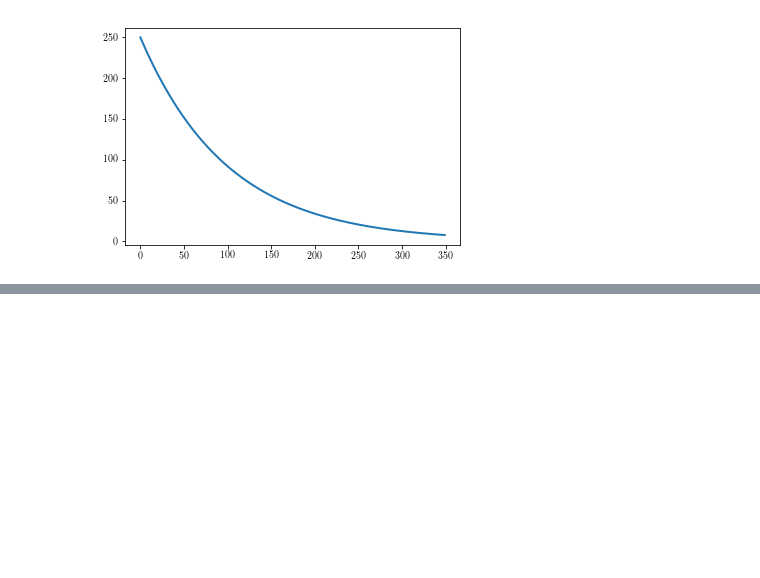
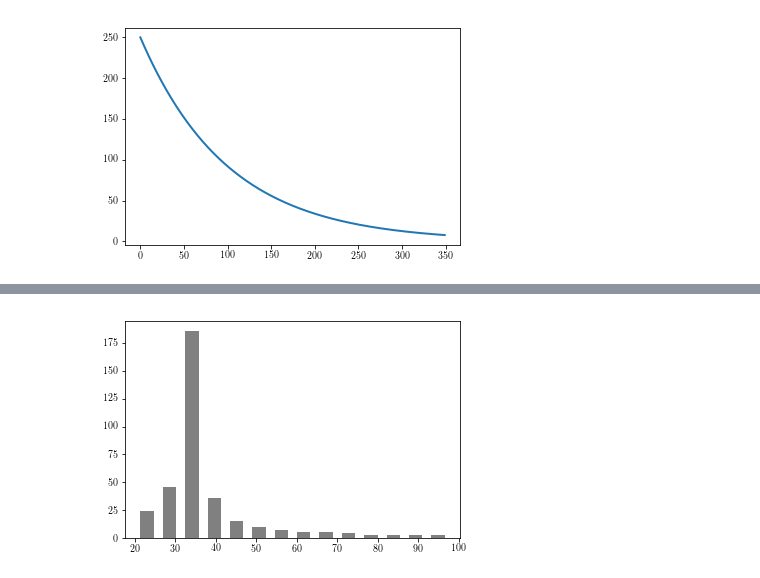
Before and after one commit to rnwatanabe/projectPR, a Jupyter notebook: ExampleNotebooks/MUProperties.ipynb, the cells around one changed output, grey strips where cells are left out. Cells and saved outputs as stored; diff of their text form; code cells hidden in the pictures; blank space fills up the shorter version.

```diff
--- a/ExampleNotebooks/MUProperties.ipynb
+++ b/ExampleNotebooks/MUProperties.ipynb
@@ -164,5 +179,5 @@ plt.show()
 # %%
 plt.figure()
-plt.hist(tc5,14,rwidth=0.6)
+plt.hist(tc5,14,rwidth=0.6,color='grey')
 plt.show()
 # %% [output]
@@ -170,0 +184 @@ plt.show()
+[figure, added]
```
Also changed, not shown: parts of 5 cells of this notebook, 3 other files.
